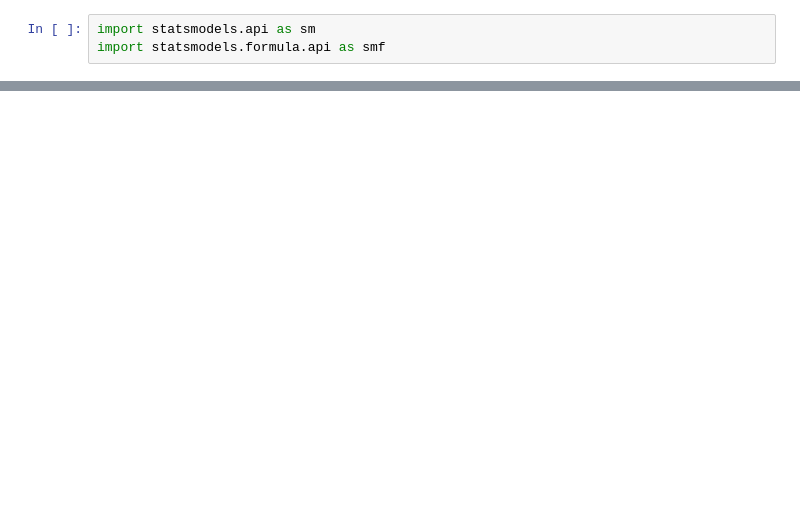
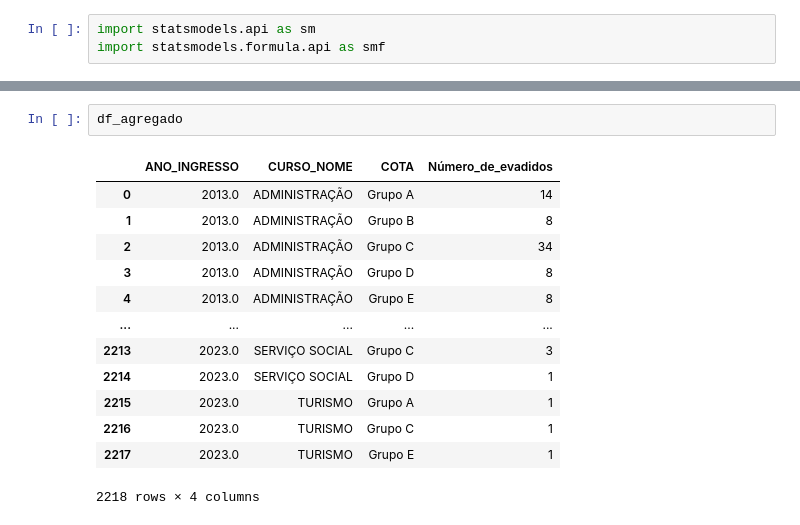
Before and after one commit to heliomacedofilho/projetos-do-bootcamp-analise-de-dados-enap-2023, a Jupyter notebook: analise_da_evasao_estudantil/Dados/Regressão linear.ipynb, the cells around one changed output, grey strips where cells are left out. Drawn from its saved outputs; the diff is of its cells as text; blank space fills up the shorter version.

```diff
--- a/analise_da_evasao_estudantil/Dados/Regressão linear.ipynb
+++ b/analise_da_evasao_estudantil/Dados/Regressão linear.ipynb
@@ -291,0 +229,16 @@ Passing `palette` without assigning `hue` is deprecated and will be removed in v
+# %%
+df_agregado
+# %% [output]
+|  | ANO_INGRESSO | CURSO_NOME | COTA | Número_de_evadidos |
+| 0 | 2013.0 | ADMINISTRAÇÃO | Grupo A | 14 |
+| 1 | 2013.0 | ADMINISTRAÇÃO | Grupo B | 8 |
+| 2 | 2013.0 | ADMINISTRAÇÃO | Grupo C | 34 |
+| 3 | 2013.0 | ADMINISTRAÇÃO | Grupo D | 8 |
+| 4 | 2013.0 | ADMINISTRAÇÃO | Grupo E | 8 |
+| ... | ... | ... | ... | ... |
+| 2213 | 2023.0 | SERVIÇO SOCIAL | Grupo C | 3 |
+| 2214 | 2023.0 | SERVIÇO SOCIAL | Grupo D | 1 |
+| 2215 | 2023.0 | TURISMO | Grupo A | 1 |
+| 2216 | 2023.0 | TURISMO | Grupo C | 1 |
+| 2217 | 2023.0 | TURISMO | Grupo E | 1 |
+2218 rows × 4 columns
```
Also changed, not shown: parts of 20 cells of this notebook.
